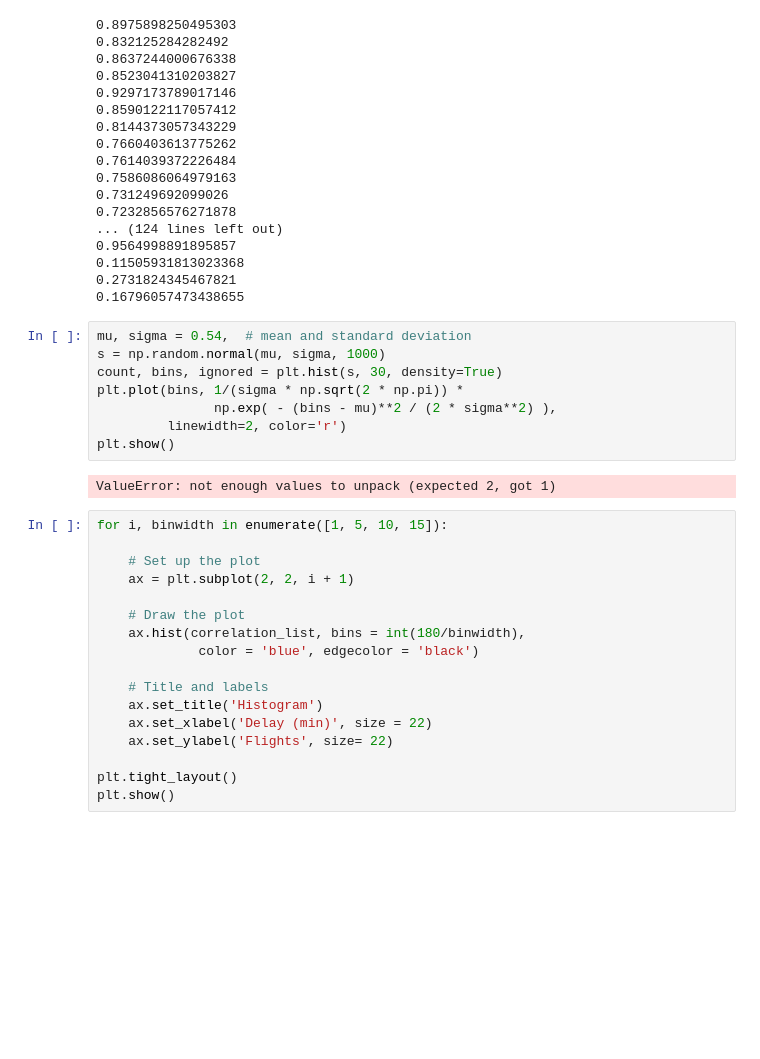
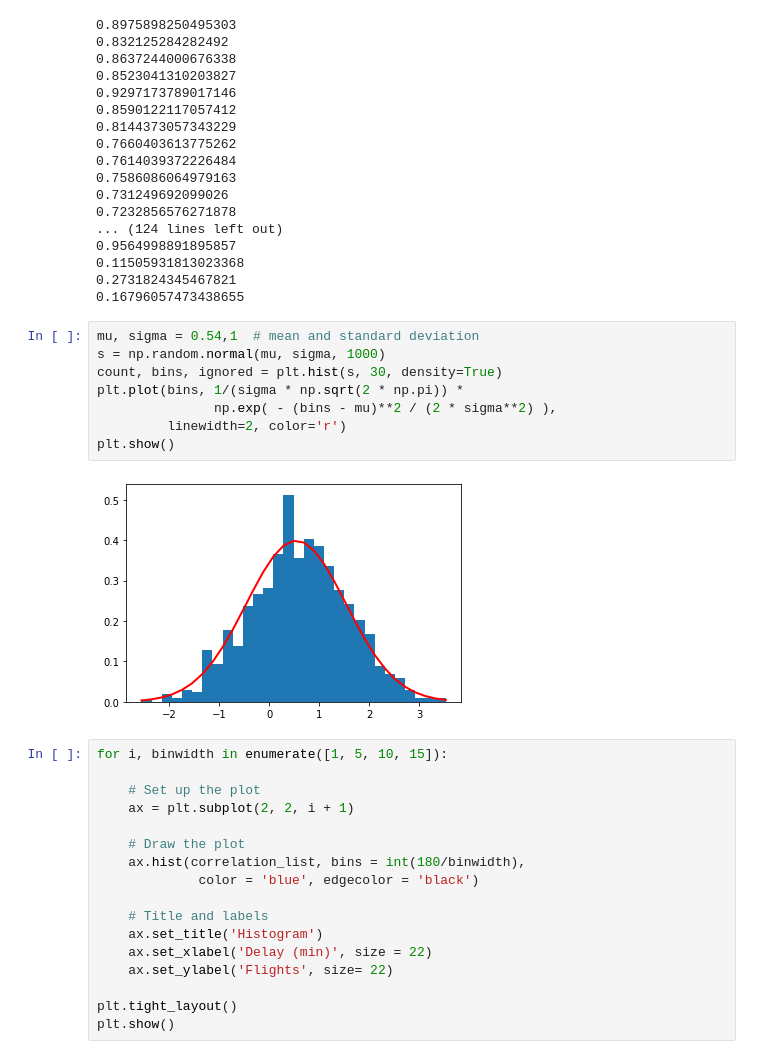
Before and after one commit to eldarfin/LD3-Label-Dependency-Drift-Detector, a Jupyter notebook: main.ipynb, the cells around one changed output. Cells and saved outputs as stored; diff of their text form; blank space fills up the shorter version.

```diff
--- a/main.ipynb
+++ b/main.ipynb
@@ -119,15 +119,15 @@ print()
 0.2731824345467821
 0.16796057473438655
 # %%
-mu, sigma = 0.54,  # mean and standard deviation
+mu, sigma = 0.54,1  # mean and standard deviation
 s = np.random.normal(mu, sigma, 1000)
 count, bins, ignored = plt.hist(s, 30, density=True)
 plt.plot(bins, 1/(sigma * np.sqrt(2 * np.pi)) *
                np.exp( - (bins - mu)**2 / (2 * sigma**2) ),
          linewidth=2, color='r')
 plt.show()
 # %% [output]
-ValueError: not enough values to unpack (expected 2, got 1)
+[figure, added]
 # %%
 for i, binwidth in enumerate([1, 5, 10, 15]):
 
```
Also changed, not shown: 1 other file.
